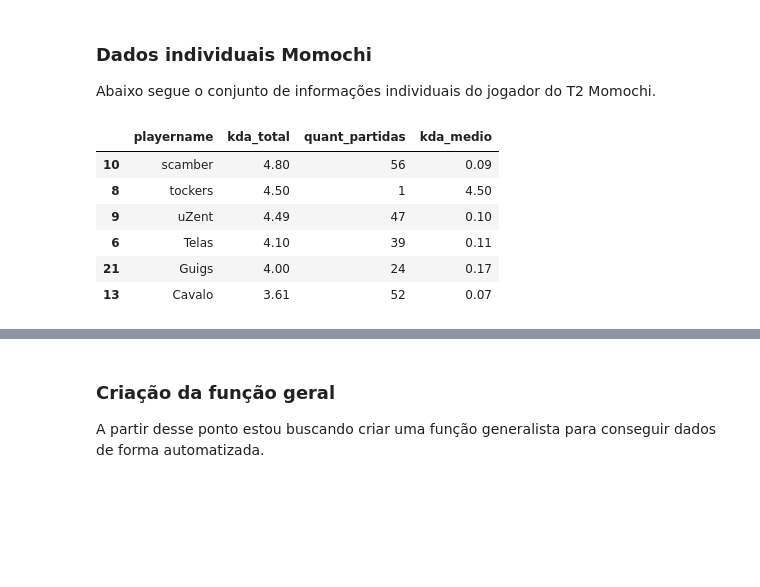
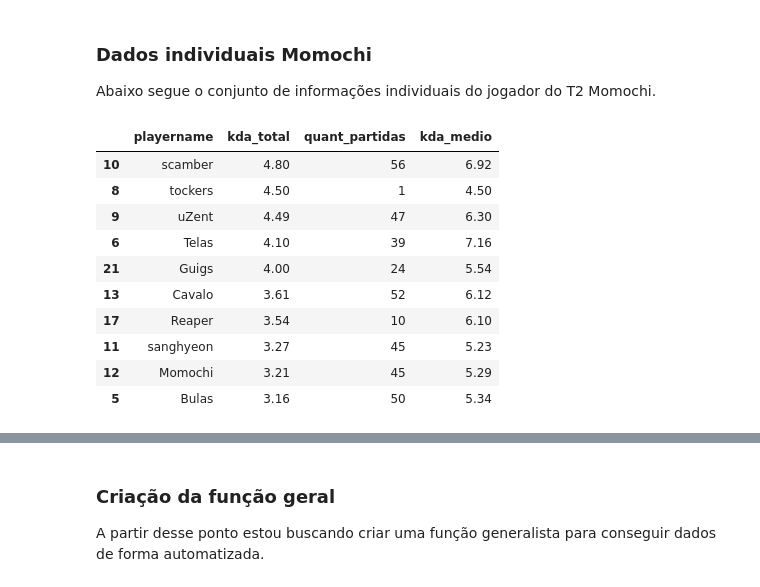
Before and after one commit to yagoandradelima/data-analysis-python, a Jupyter notebook: lol/codes/momochi.ipynb, the cells around one changed output, grey strips where cells are left out. Drawn from its saved outputs; the diff is of its cells as text; code cells hidden in the pictures; blank space fills up the shorter version.

Commit message:
Update momochi.ipynb
Ajuste do cálculo de KDA e melhoria de qualidade em alguns códigos. Acréscimo de mais resultados finais na função.

```diff
--- a/lol/codes/momochi.ipynb
+++ b/lol/codes/momochi.ipynb
@@ -72,44 +72,57 @@ partidas = []
 
 # loop for que vai percorrer cada nome de jogador e calcular seu KDA
 for player in sup_data["playername"].unique():
-    player_data = sup_data[sup_data["playername"] == player]
+
+    player_data = sup_data[sup_data["playername"] == player].copy()
+
+    # Ajustando para não haver 0 na hora de fazer o KDA linha a linha (se houver 0 o resultado pode virar uma divisão com resultado infinito)
+    adjusted_deaths = player_data["deaths"].clip(lower=1)
+
+    # Fazendo o kda linha a linha
+    player_data["kda"] = (player_data["kills"]+player_data["assists"])/adjusted_deaths
+
+
 
     # Criação do agregador de K, D e A dentro do campeonado
     player_kills = player_data.agg({"kills":"sum","deaths":"sum","assists":"sum"}).iloc[0]
     player_deaths = player_data.agg({"kills":"sum","deaths":"sum","assists":"sum"}).iloc[1]
     player_assists = player_data.agg({"kills":"sum","deaths":"sum","assists":"sum"}).iloc[2]
 
     # Partidas do jogador
     player_matchs = player_data.shape[0]
 
     # Calculo de KDA Total
     player_kda = ((player_kills+player_assists)/player_deaths).round(2)
 
-    # Calculo de KDA Medio
-    player_mean_kda = (player_kda/player_matchs).round(2)
+    # Calculo de KDA Medio por partida
+    player_mean_kda = player_data["kda"].mean().round(2)
 
     # Acrescentando os dados na lista
     playername.append(player)
     kda_total.append(player_kda)
     kda_medio.append(player_mean_kda)
     partidas.append(player_matchs)
 
 # Colocando dentro do df
 kda_comparision["playername"] = playername
 kda_comparision["quant_partidas"] = partidas
 kda_comparision["kda_total"] = kda_total
 kda_comparision["kda_medio"] = kda_medio
 
 # Resultado final
-kda_comparision.sort_values(by="kda_total",ascending=False).head(6)
+kda_comparision.sort_values(by="kda_total",ascending=False).head(10)
 # %% [output]
 |  | playername | kda_total | quant_partidas | kda_medio |
-| 10 | scamber | 4.80 | 56 | 0.09 |
+| 10 | scamber | 4.80 | 56 | 6.92 |
 | 8 | tockers | 4.50 | 1 | 4.50 |
-| 9 | uZent | 4.49 | 47 | 0.10 |
-| 6 | Telas | 4.10 | 39 | 0.11 |
-| 21 | Guigs | 4.00 | 24 | 0.17 |
-| 13 | Cavalo | 3.61 | 52 | 0.07 |
+| 9 | uZent | 4.49 | 47 | 6.30 |
+| 6 | Telas | 4.10 | 39 | 7.16 |
+| 21 | Guigs | 4.00 | 24 | 5.54 |
+| 13 | Cavalo | 3.61 | 52 | 6.12 |
+| 17 | Reaper | 3.54 | 10 | 6.10 |
+| 11 | sanghyeon | 3.27 | 45 | 5.23 |
+| 12 | Momochi | 3.21 | 45 | 5.29 |
+| 5 | Bulas | 3.16 | 50 | 5.34 |
 # %%
 # KDA Momochi
 
```
Also changed, not shown: parts of 4 cells of this notebook.
